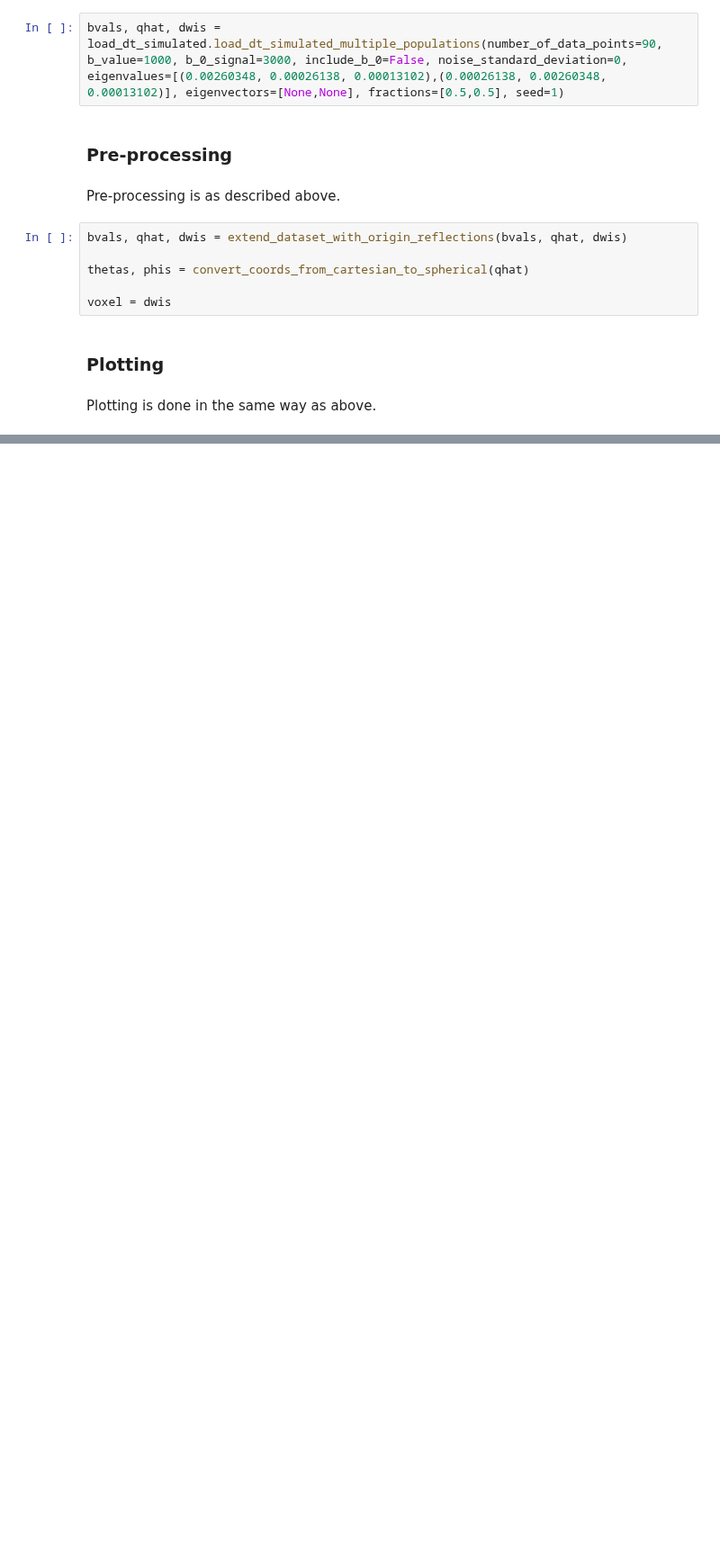
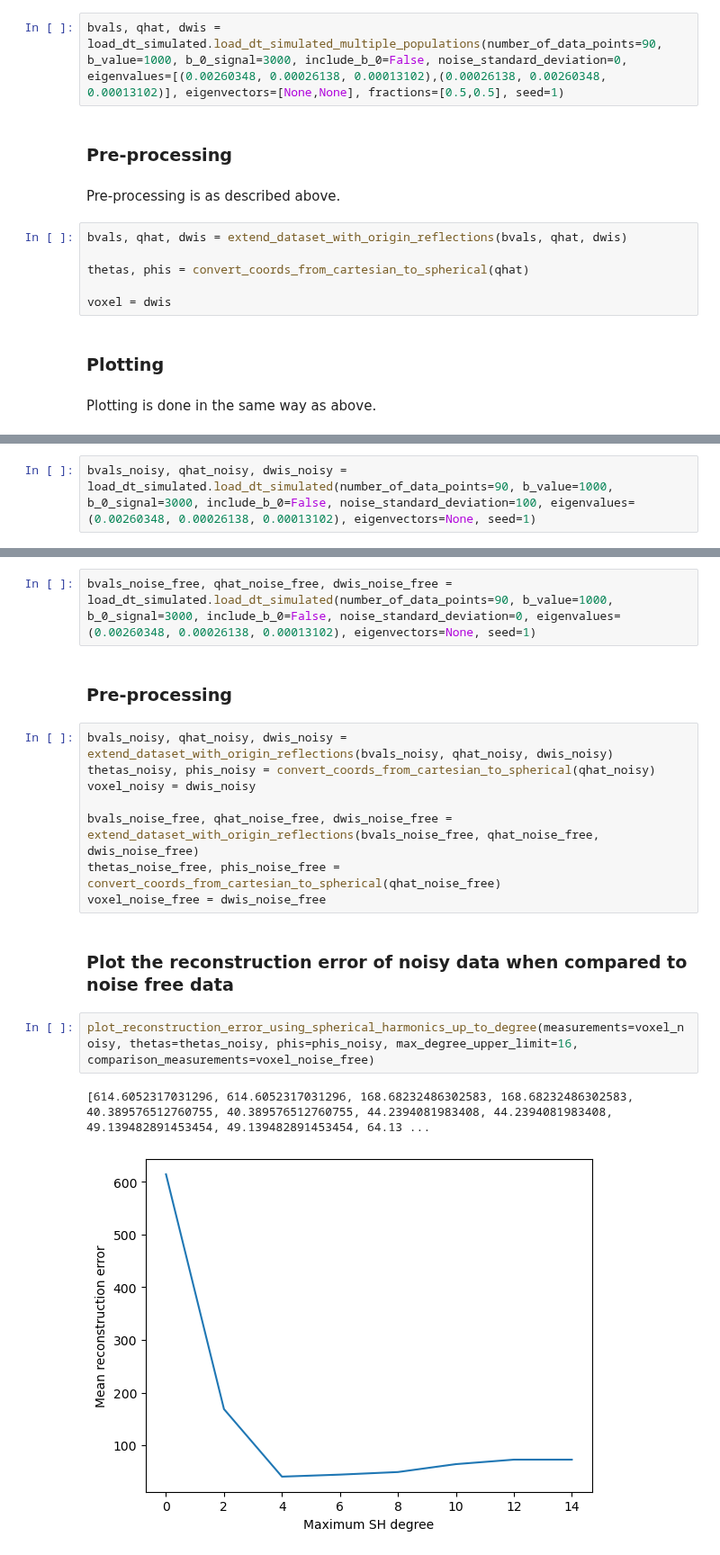
Before and after one commit to AlesRessler/AlesMScProject, a Jupyter notebook: 06 Spherical harmonics visualisation.ipynb, the cells around one changed output, grey strips where cells are left out. Shown at 90% size. Drawn from its saved outputs; the diff is of its cells as text; blank space fills up the shorter version.

Commit message:
Implemented comparison of signal reconstruction with noise free signal

```diff
--- a/06 Spherical harmonics visualisation.ipynb
+++ b/06 Spherical harmonics visualisation.ipynb
@@ -243,0 +249,2 @@ print(all_mean_reconstruction_errors)
+# %%
+bvals_noisy, qhat_noisy, dwis_noisy = load_dt_simulated.load_dt_simulated(number_of_data_points=90, b_value=1000, b_0_signal=3000, include_b_0=False, noise_standard_deviation=100, eigenvalues=(0.00260348, 0.00026138, 0.00013102), eigenvectors=None, seed=1)
@@ -243,0 +253,19 @@ print(all_mean_reconstruction_errors)
+# %%
+bvals_noise_free, qhat_noise_free, dwis_noise_free = load_dt_simulated.load_dt_simulated(number_of_data_points=90, b_value=1000, b_0_signal=3000, include_b_0=False, noise_standard_deviation=0, eigenvalues=(0.00260348, 0.00026138, 0.00013102), eigenvectors=None, seed=1)
+# %% [markdown]
+### Pre-processing
+# %%
+bvals_noisy, qhat_noisy, dwis_noisy = extend_dataset_with_origin_reflections(bvals_noisy, qhat_noisy, dwis_noisy)
+thetas_noisy, phis_noisy = convert_coords_from_cartesian_to_spherical(qhat_noisy)
+voxel_noisy = dwis_noisy
+
+bvals_noise_free, qhat_noise_free, dwis_noise_free = extend_dataset_with_origin_reflections(bvals_noise_free, qhat_noise_free, dwis_noise_free)
+thetas_noise_free, phis_noise_free = convert_coords_from_cartesian_to_spherical(qhat_noise_free)
+voxel_noise_free = dwis_noise_free
+# %% [markdown]
+### Plot the reconstruction error of noisy data when compared to noise free data
+# %%
+plot_reconstruction_error_using_spherical_harmonics_up_to_degree(measurements=voxel_noisy, thetas=thetas_noisy, phis=phis_noisy, max_degree_upper_limit=16, comparison_measurements=voxel_noise_free)
+# %% [output]
+[614.6052317031296, 614.6052317031296, 168.68232486302583, 168.68232486302583, 40.389576512760755, 40.389576512760755, 44.2394081983408, 44.2394081983408, 49.139482891453454, 49.139482891453454, 64.13 ...
+[figure, added]
```
Also changed, not shown: parts of 26 cells of this notebook, 1 other file.
